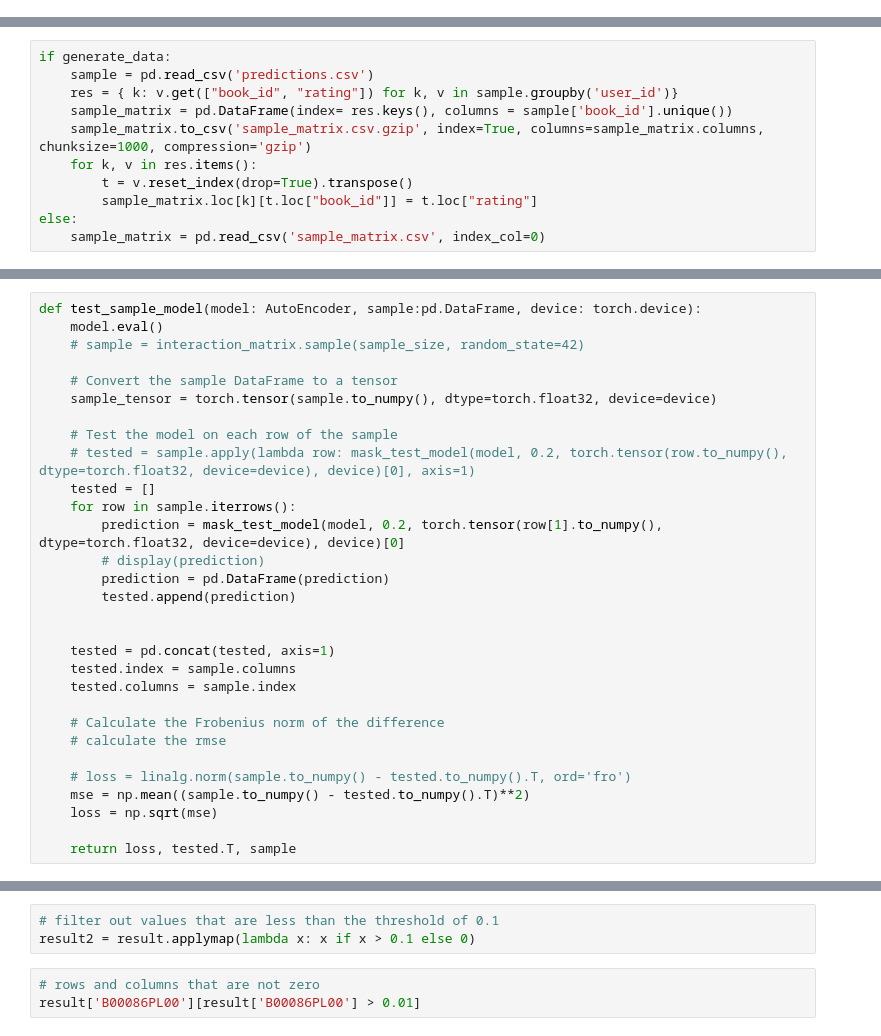
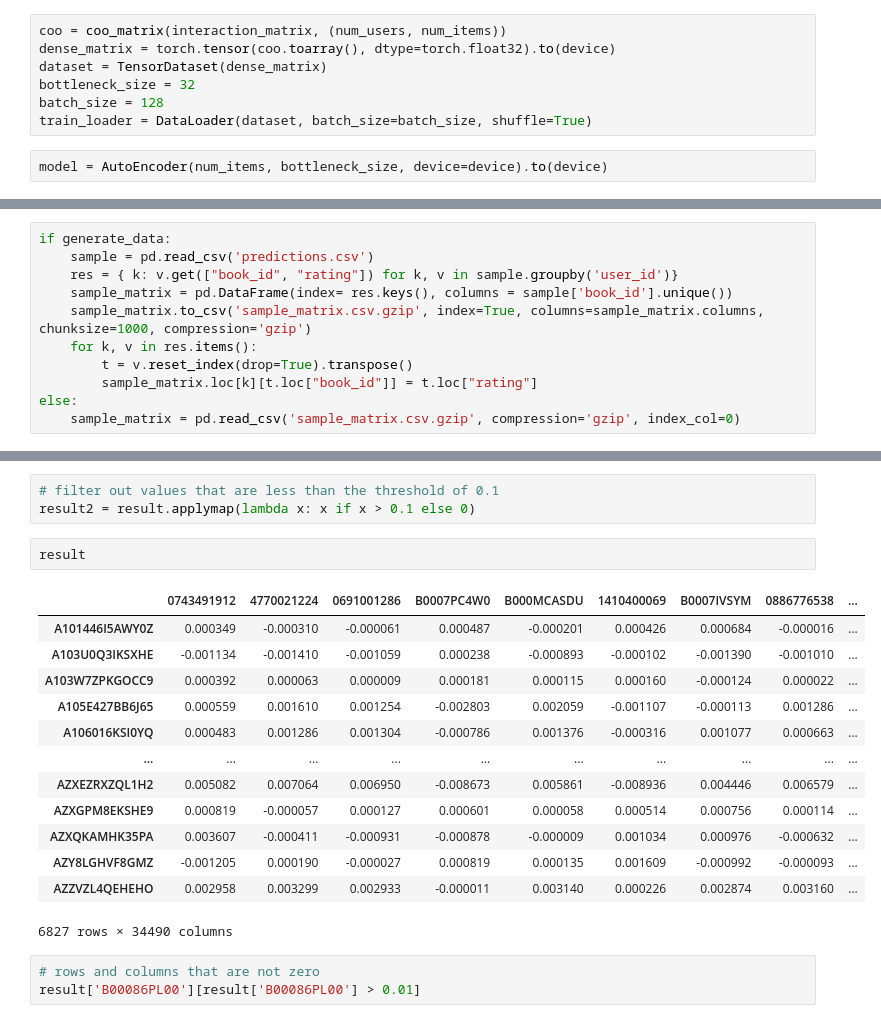
Before and after one commit to jinks145/pj_fireteam-108c, a Jupyter notebook: compare.ipynb, the cells around one changed output, grey strips where cells are left out. Cells and saved outputs as stored; diff of their text form.

```diff
--- a/compare.ipynb
+++ b/compare.ipynb
@@ -10,0 +94,9 @@ device = 'cuda:0' if torch.cuda.is_available() else 'cpu'
+# %%
+coo = coo_matrix(interaction_matrix, (num_users, num_items))
+dense_matrix = torch.tensor(coo.toarray(), dtype=torch.float32).to(device)
+dataset = TensorDataset(dense_matrix)
+bottleneck_size = 32
+batch_size = 128
+train_loader = DataLoader(dataset, batch_size=batch_size, shuffle=True)
+# %%
+model = AutoEncoder(num_items, bottleneck_size, device=device).to(device)
@@ -22,6 +166,6 @@ if generate_data:
 		t = v.reset_index(drop=True).transpose()
 		sample_matrix.loc[k][t.loc["book_id"]] = t.loc["rating"]
 else:
-	sample_matrix = pd.read_csv('sample_matrix.csv', index_col=0)
+	sample_matrix = pd.read_csv('sample_matrix.csv.gzip', compression='gzip', index_col=0)
 # %%
 if not training:
@@ -66,38 +199,24 @@ def mask_test_model(model: nn.Module, mask_fraction: float, row: torch.Tensor, d
-# %%
-def test_sample_model(model: AutoEncoder, sample:pd.DataFrame, device: torch.device):
-    model.eval()
-    # sample = interaction_matrix.sample(sample_size, random_state=42)
-
-    # Convert the sample DataFrame to a tensor
-    sample_tensor = torch.tensor(sample.to_numpy(), dtype=torch.float32, device=device)
-
-    # Test the model on each row of the sample
-    # tested = sample.apply(lambda row: mask_test_model(model, 0.2, torch.tensor(row.to_numpy(), dtype=torch.float32, device=device), device)[0], axis=1)
-    tested = []
-    for row in sample.iterrows():
-        prediction = mask_test_model(model, 0.2, torch.tensor(row[1].to_numpy(), dtype=torch.float32, device=device), device)[0]
-        # display(prediction)
-        prediction = pd.DataFrame(prediction)
-        tested.append(prediction)
-
-
-    tested = pd.concat(tested, axis=1)
-    tested.index = sample.columns
-    tested.columns = sample.index
-
-    # Calculate the Frobenius norm of the difference
-    # calculate the rmse
-
-    # loss = linalg.norm(sample.to_numpy() - tested.to_numpy().T, ord='fro')
-    mse = np.mean((sample.to_numpy() - tested.to_numpy().T)**2)
-    loss = np.sqrt(mse)
-
-    return loss, tested.T, sample
 # %%
 result = test_sample_model(model, sample_matrix.T, device)[1].T
 # %%
 # filter out values that are less than the threshold of 0.1
 result2 = result.applymap(lambda x: x if x > 0.1 else 0)
+# %%
+result
+# %% [output]
+|  | 0743491912 | 4770021224 | 0691001286 | B0007PC4W0 | B000MCASDU | 1410400069 | B0007IVSYM | 0886776538 | ... |
+| A101446I5AWY0Z | 0.000349 | -0.000310 | -0.000061 | 0.000487 | -0.000201 | 0.000426 | 0.000684 | -0.000016 | ... |
+| A103U0Q3IKSXHE | -0.001134 | -0.001410 | -0.001059 | 0.000238 | -0.000893 | -0.000102 | -0.001390 | -0.001010 | ... |
+| A103W7ZPKGOCC9 | 0.000392 | 0.000063 | 0.000009 | 0.000181 | 0.000115 | 0.000160 | -0.000124 | 0.000022 | ... |
+| A105E427BB6J65 | 0.000559 | 0.001610 | 0.001254 | -0.002803 | 0.002059 | -0.001107 | -0.000113 | 0.001286 | ... |
+| A106016KSI0YQ | 0.000483 | 0.001286 | 0.001304 | -0.000786 | 0.001376 | -0.000316 | 0.001077 | 0.000663 | ... |
+| ... | ... | ... | ... | ... | ... | ... | ... | ... | ... |
+| AZXEZRXZQL1H2 | 0.005082 | 0.007064 | 0.006950 | -0.008673 | 0.005861 | -0.008936 | 0.004446 | 0.006579 | ... |
+| AZXGPM8EKSHE9 | 0.000819 | -0.000057 | 0.000127 | 0.000601 | 0.000058 | 0.000514 | 0.000756 | 0.000114 | ... |
+| AZXQKAMHK35PA | 0.003607 | -0.000411 | -0.000931 | -0.000878 | -0.000009 | 0.001034 | 0.000976 | -0.000632 | ... |
+| AZY8LGHVF8GMZ | -0.001205 | 0.000190 | -0.000027 | 0.000819 | 0.000135 | 0.001609 | -0.000992 | -0.000093 | ... |
+| AZZVZL4QEHEHO | 0.002958 | 0.003299 | 0.002933 | -0.000011 | 0.003140 | 0.000226 | 0.002874 | 0.003160 | ... |
+6827 rows × 34490 columns
 # %%
 # rows and columns that are not zero
 result['B00086PL00'][result['B00086PL00'] > 0.01]
```
Also changed, not shown: parts of 13 cells of this notebook, 2 other files.
